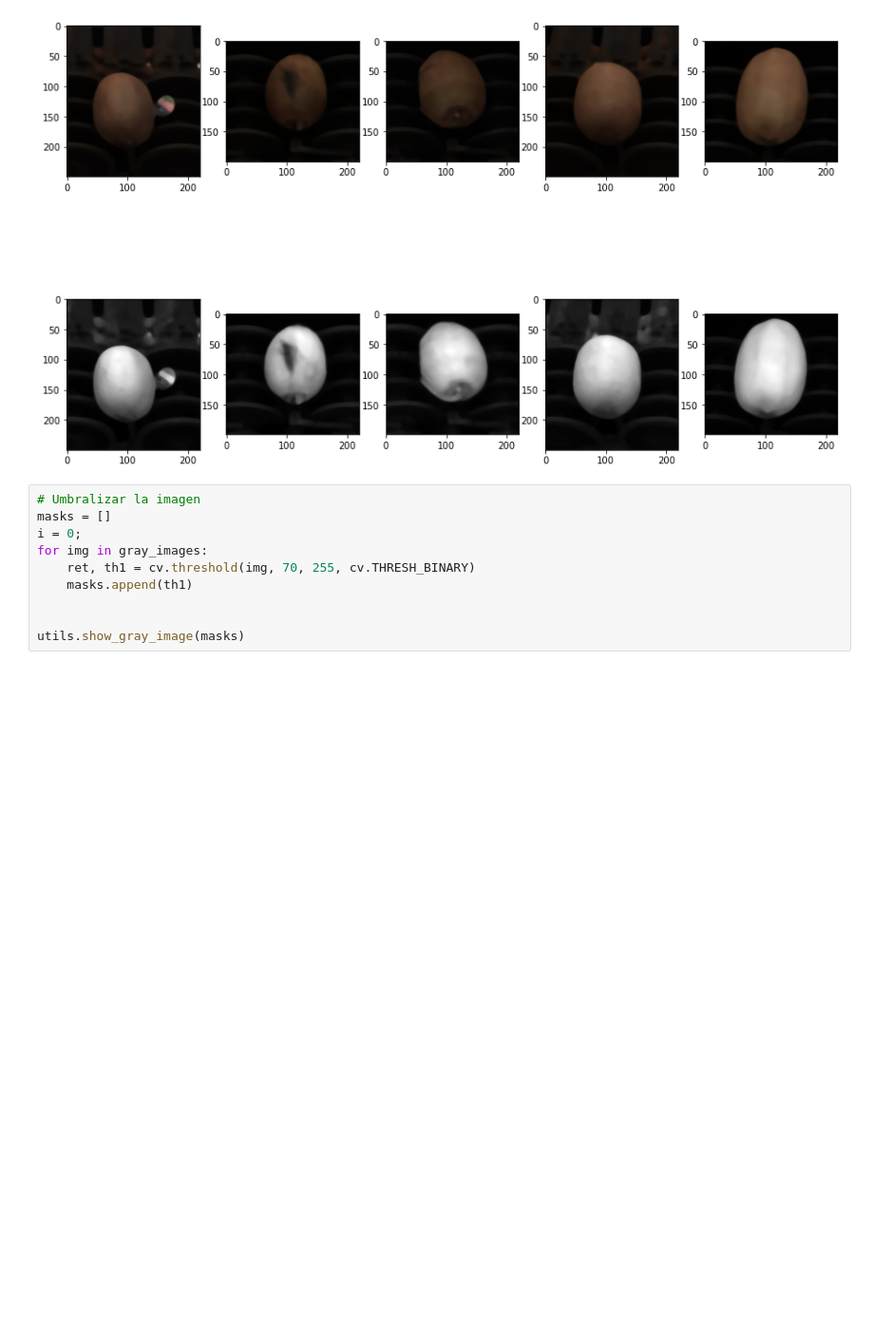
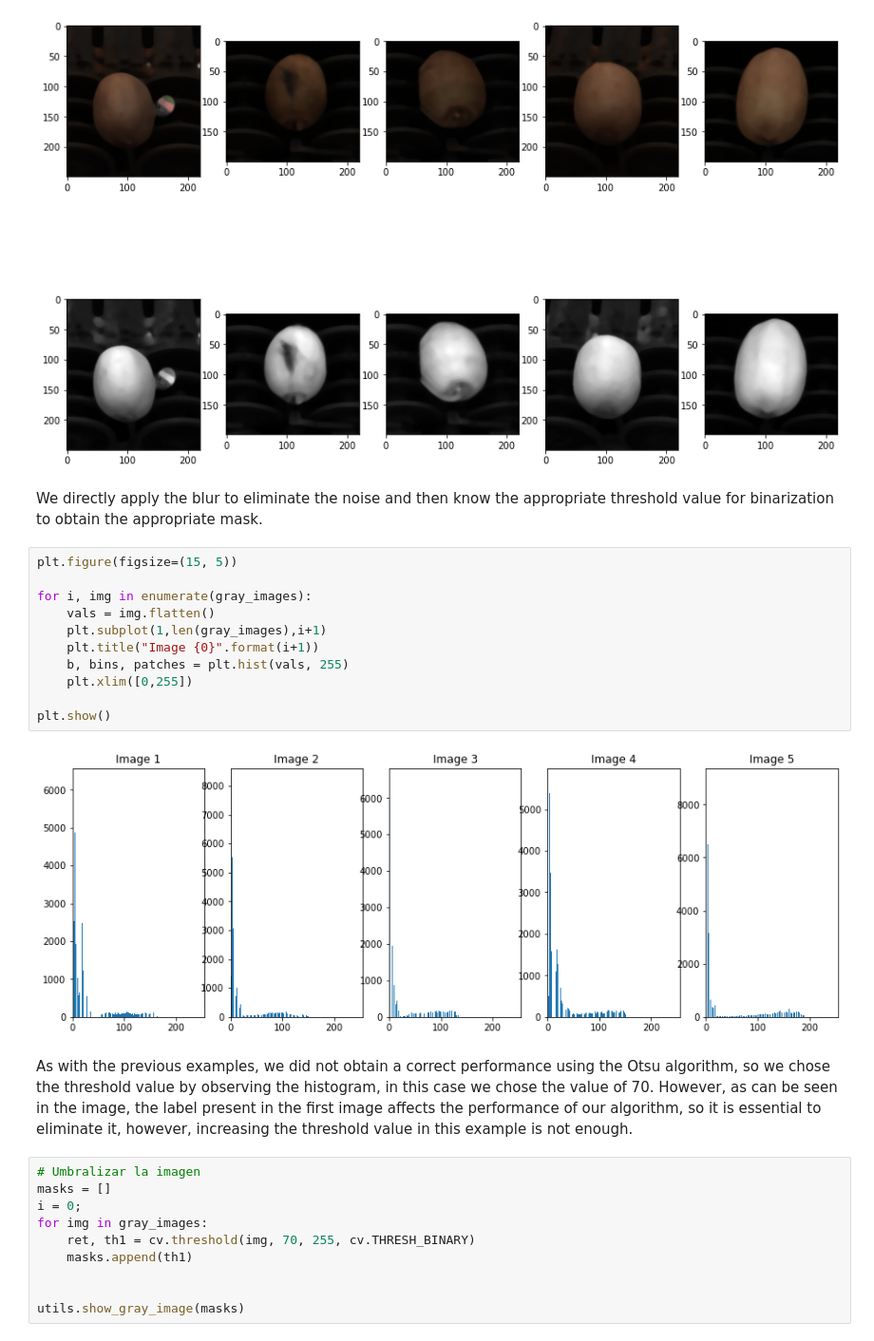
Before and after one commit to AxelCenteno/FruitAnalysisProject, a Jupyter notebook: Task3.ipynb, the cells around one changed output. Shown at 95% size. Saved outputs shown, nothing was run; the diff lists cells and outputs as text; blank space fills up the shorter version.

```diff
--- a/Task3.ipynb
+++ b/Task3.ipynb
@@ -32,6 +36,23 @@ color_images = [cv.medianBlur(img, 9) for img in color_images]
 utils.show_image(color_images, gray_images)
 # %% [output]
 [figure]
+# %% [markdown]
+We directly apply the blur to eliminate the noise and then know the appropriate threshold value for binarization to obtain the appropriate mask.
+# %%
+plt.figure(figsize=(15, 5))
+
+for i, img in enumerate(gray_images):
+    vals = img.flatten()
+    plt.subplot(1,len(gray_images),i+1)
+    plt.title("Image {0}".format(i+1))
+    b, bins, patches = plt.hist(vals, 255)
+    plt.xlim([0,255])
+
+plt.show()
+# %% [output]
+[figure, added]
+# %% [markdown]
+As with the previous examples, we did not obtain a correct performance using the Otsu algorithm, so we chose the threshold value by observing the histogram, in this case we chose the value of 70. However, as can be seen in the image, the label present in the first image affects the performance of our algorithm, so it is essential to eliminate it, however, increasing the threshold value in this example is not enough.
 # %%
 # Umbralizar la imagen
 masks = []
```
Also changed, not shown: parts of 5 cells of this notebook, 2 other files.
